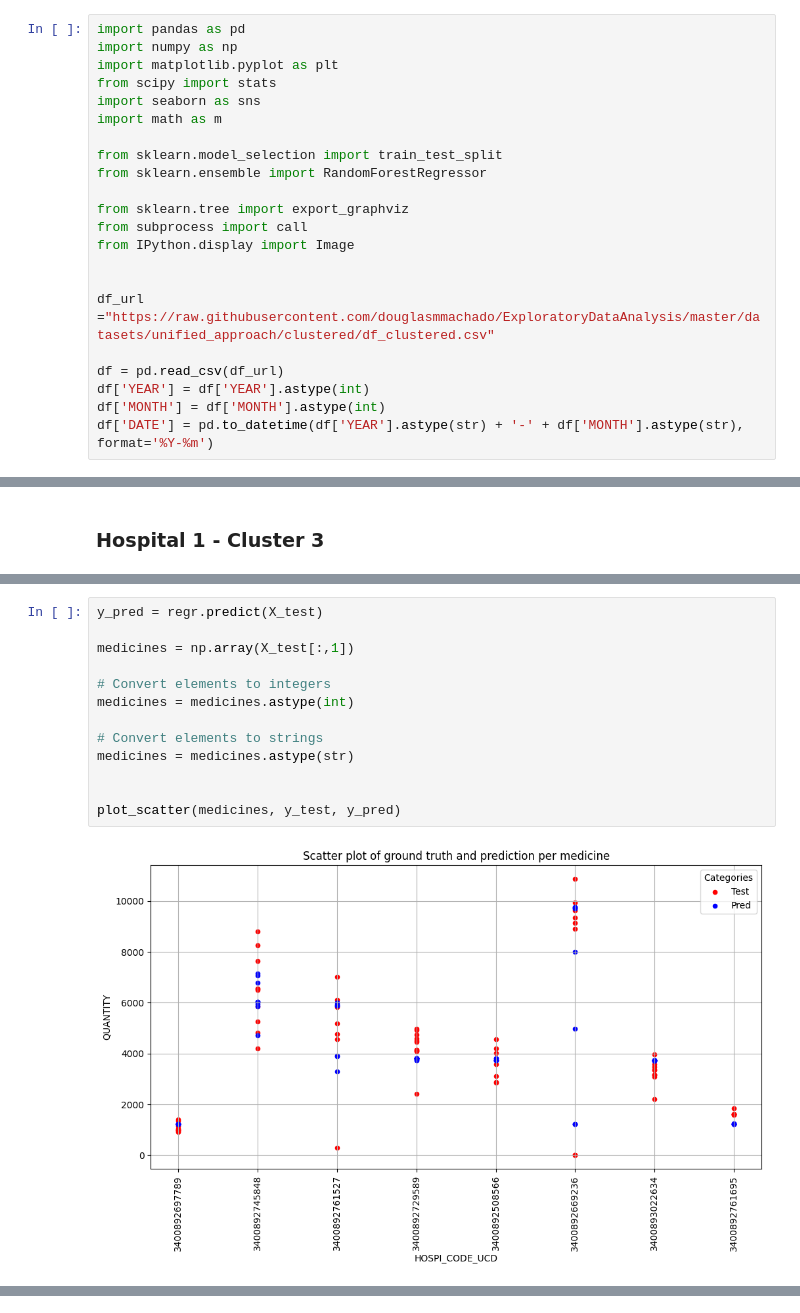
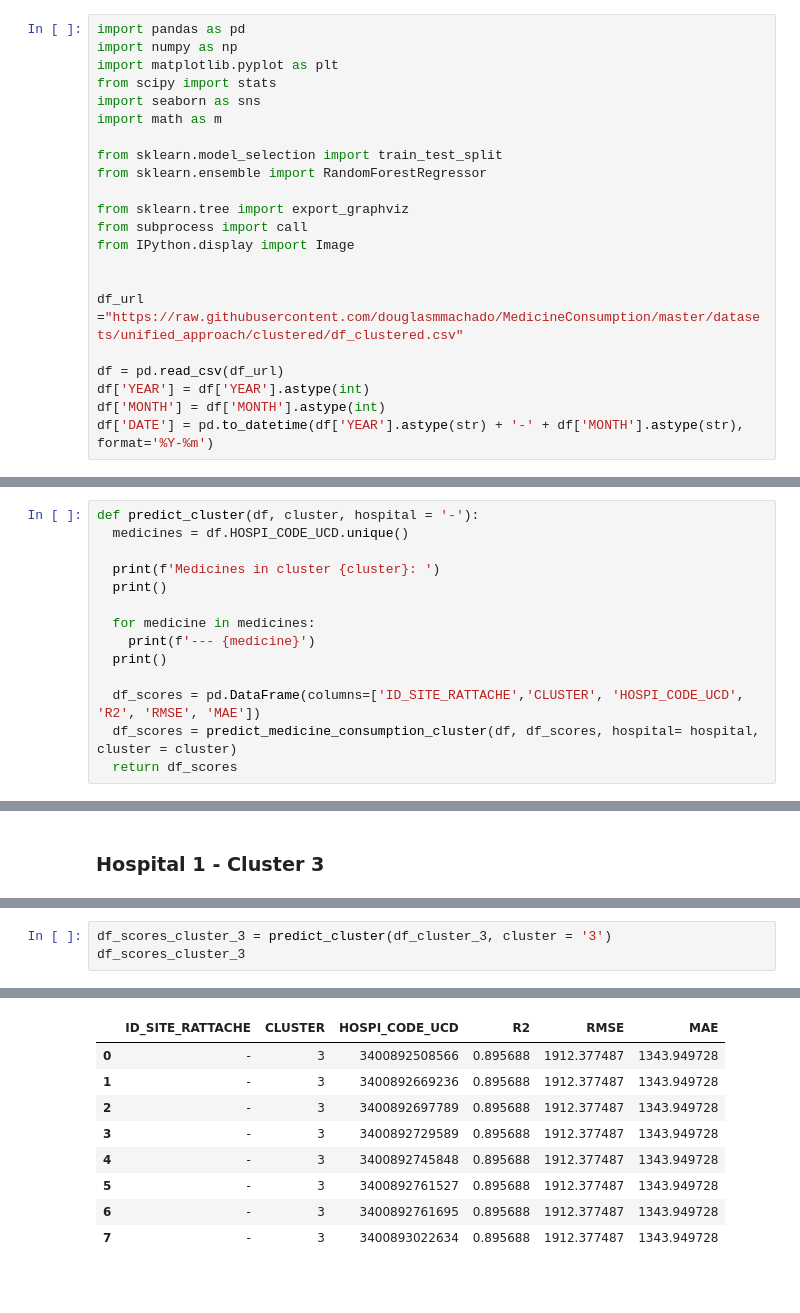
Before and after one commit to douglasmmachado/MedicineConsumption, a Jupyter notebook: notebooks/unified_approach/5_Forecasting.ipynb, the cells around one changed output, grey strips where cells are left out. Cells and saved outputs as stored; diff of their text form; blank space fills up the shorter version.

```diff
--- a/notebooks/unified_approach/5_Forecasting.ipynb
+++ b/notebooks/unified_approach/5_Forecasting.ipynb
@@ -26,7 +26,7 @@ from subprocess import call
 from IPython.display import Image
 
 
-df_url ="https://raw.githubusercontent.com/douglasmmachado/ExploratoryDataAnalysis/master/datasets/unified_approach/clustered/df_clustered.csv"
+df_url ="https://raw.githubusercontent.com/douglasmmachado/MedicineConsumption/master/datasets/unified_approach/clustered/df_clustered.csv"
 
 df = pd.read_csv(df_url)
 df['YEAR'] = df['YEAR'].astype(int)
@@ -93,2 +164,16 @@ def visualize_decision_tree(regr, feature_names, estimator_index = 5):
+# %%
+def predict_cluster(df, cluster, hospital = '-'):
+  medicines = df.HOSPI_CODE_UCD.unique()
+
+  print(f'Medicines in cluster {cluster}: ')
+  print()
+
+  for medicine in medicines:
+    print(f'--- {medicine}')
+  print()
+
+  df_scores = pd.DataFrame(columns=['ID_SITE_RATTACHE','CLUSTER', 'HOSPI_CODE_UCD', 'R2', 'RMSE', 'MAE'])
+  df_scores = predict_medicine_consumption_cluster(df, df_scores, hospital= hospital, cluster = cluster)
+  return df_scores
 # %% [markdown]
 ### Hospital 1 - Cluster 0
@@ -223,15 +257,4 @@ Regression score: 0.86
-# %%
-y_pred = regr.predict(X_test)
-
-medicines = np.array(X_test[:,1])
-
-# Convert elements to integers
-medicines = medicines.astype(int)
-
-# Convert elements to strings
-medicines = medicines.astype(str)
-
-
-plot_scatter(medicines, y_test, y_pred)
-# %% [output]
-[figure, removed]
+# %%
+df_scores_cluster_3 = predict_cluster(df_cluster_3, cluster = '3')
+df_scores_cluster_3
+# %% [output]
@@ -237,0 +278,9 @@ plot_scatter(medicines, y_test, y_pred)
+|  | ID_SITE_RATTACHE | CLUSTER | HOSPI_CODE_UCD | R2 | RMSE | MAE |
+| 0 | - | 3 | 3400892508566 | 0.895688 | 1912.377487 | 1343.949728 |
+| 1 | - | 3 | 3400892669236 | 0.895688 | 1912.377487 | 1343.949728 |
+| 2 | - | 3 | 3400892697789 | 0.895688 | 1912.377487 | 1343.949728 |
+| 3 | - | 3 | 3400892729589 | 0.895688 | 1912.377487 | 1343.949728 |
+| 4 | - | 3 | 3400892745848 | 0.895688 | 1912.377487 | 1343.949728 |
+| 5 | - | 3 | 3400892761527 | 0.895688 | 1912.377487 | 1343.949728 |
+| 6 | - | 3 | 3400892761695 | 0.895688 | 1912.377487 | 1343.949728 |
+| 7 | - | 3 | 3400893022634 | 0.895688 | 1912.377487 | 1343.949728 |
```
Also changed, not shown: parts of 13 cells of this notebook.
